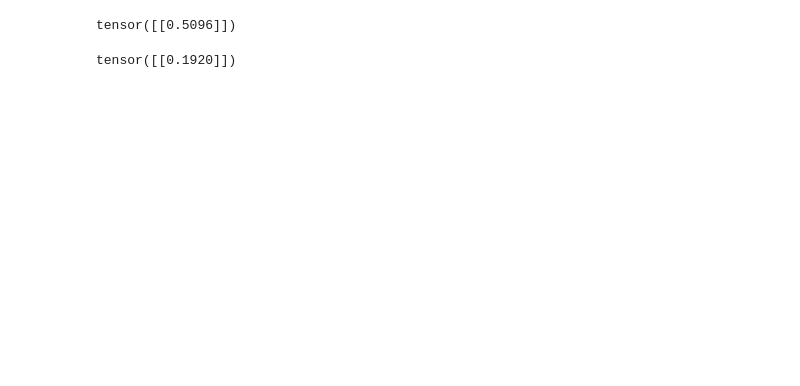
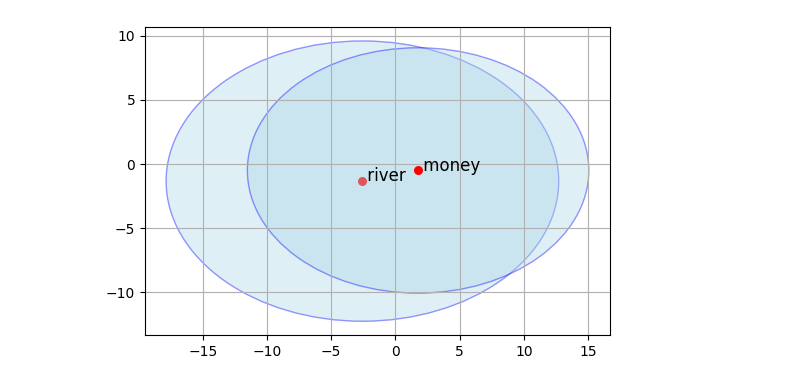
Before and after one commit to SamirKipper/Ontopo, a Jupyter notebook: src/test.ipynb, the cells around one changed output. Drawn from its saved outputs; the diff is of its cells as text; code cells hidden in the pictures; blank space fills up the shorter version.

Commit message:
got word embedding to run

```diff
--- a/src/test.ipynb
+++ b/src/test.ipynb
@@ -121,12 +8,0 @@ model = SentenceTransformer("all-MiniLM-L6-v2")
-# %%
-vec_car = model.encode("car")
-vec_auto = model.encode("auto")
-print(model.similarity(vec_car, vec_auto))
-# %% [output]
-tensor([[0.5096]])
-# %%
-vec_car = model.encode("car is a vehicle")
-vec_auto = model.encode("auto is a completion method")
-print(model.similarity(vec_car, vec_auto))
-# %% [output]
-tensor([[0.1920]])
@@ -132,0 +39,19 @@ tensor([[0.1920]])
+# %%
+word_1 = "bank"
+sentences = ["I have 200 dollars in my bank account",
+            "My bank is on 35th street",
+            "I took out a lone at my bank"]
+sentences_2 = ["the ship is at the river bank",
+            "the river bank is muddy",
+            "I like sitting at bank of the river"]
+# %%
+mu_2d, cov_2d = get_center_and_cov(word_1, sentences)
+mu_2d_2, cov_2d_2 = get_center_and_cov(word_1, sentences_2)
+# 4. Plot
+fig, ax = plt.subplots(figsize=(6,6))
+plot_region(mu_2d, cov_2d, label="river", n_std=2.0, ax=ax)
+plot_region(mu_2d_2, cov_2d_2, label="money", n_std=2.0, ax=ax)
+
+plt.show()
+# %% [output]
+[figure, added]
```
Also changed, not shown: parts of 9 cells of this notebook, 5 other files.
